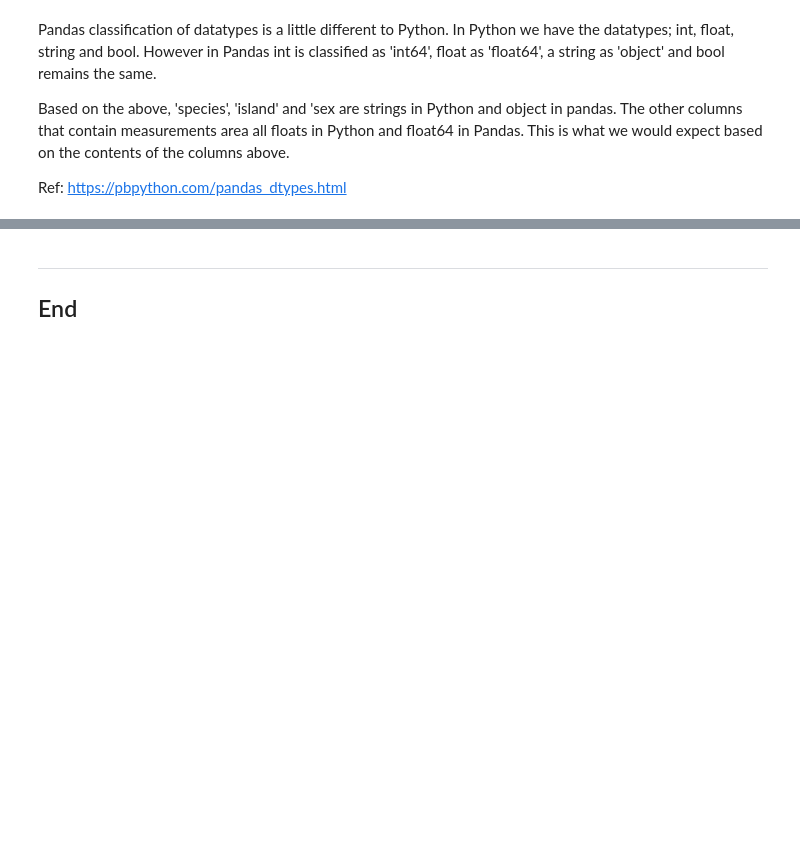
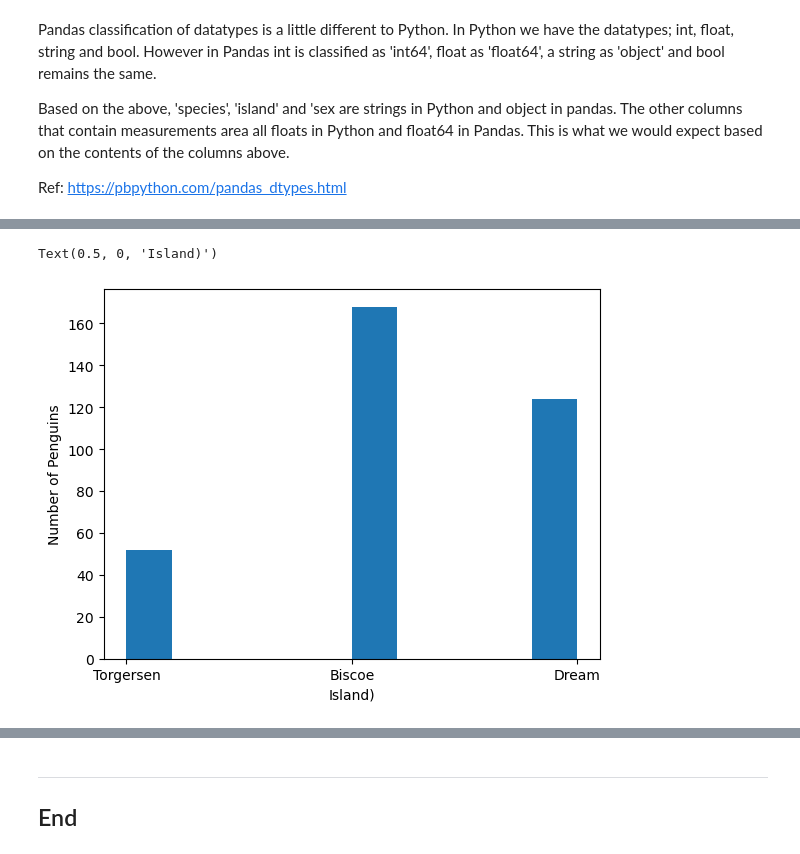
Before and after one commit to Kevin002023/FODA, a Jupyter notebook: tasks.ipynb, the cells around one changed output, grey strips where cells are left out. Saved outputs shown, nothing was run; the diff lists cells and outputs as text; code cells hidden in the pictures; blank space fills up the shorter version.

```diff
--- a/tasks.ipynb
+++ b/tasks.ipynb
@@ -140,0 +169,7 @@ Ref: https://pbpython.com/pandas_dtypes.html
+# %%
+plt.hist(island)
+plt.ylabel("Number of Penguins")
+plt.xlabel("Island of Origin")
+# %% [output]
+Text(0.5, 0, 'Island)')
+[figure, added]
```
Also changed, not shown: parts of 12 cells of this notebook.
